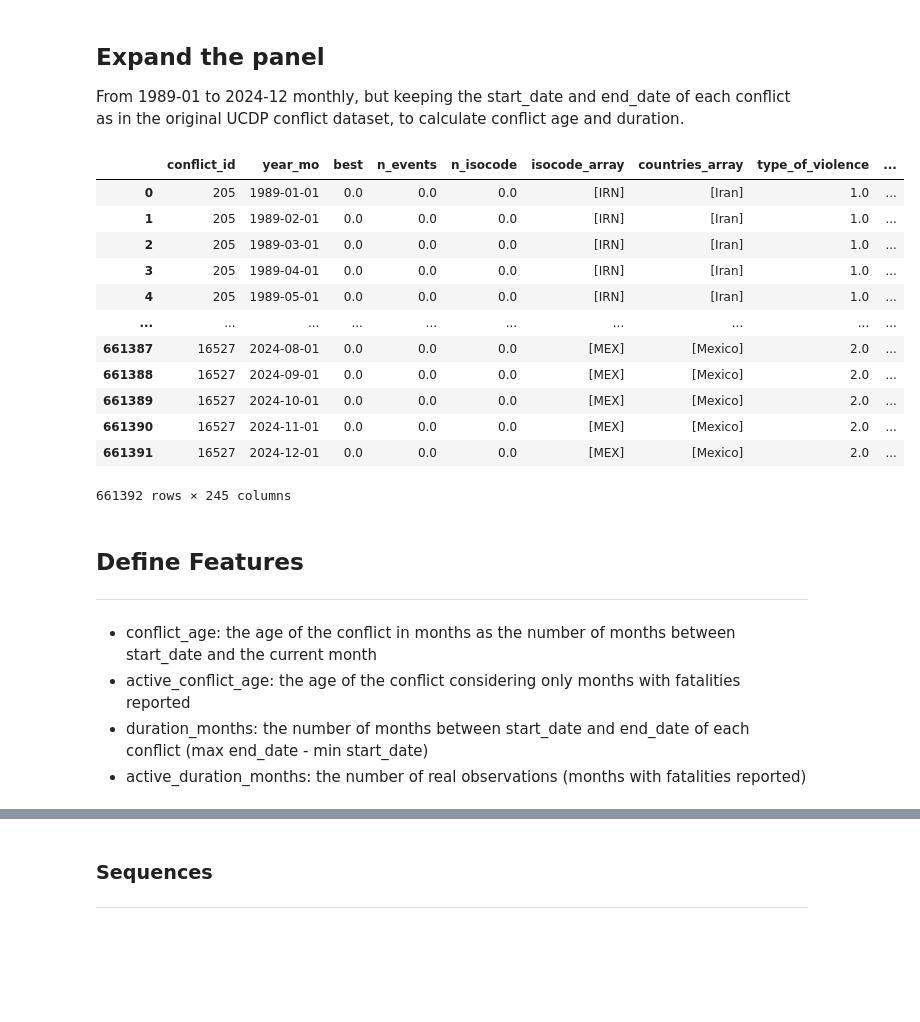
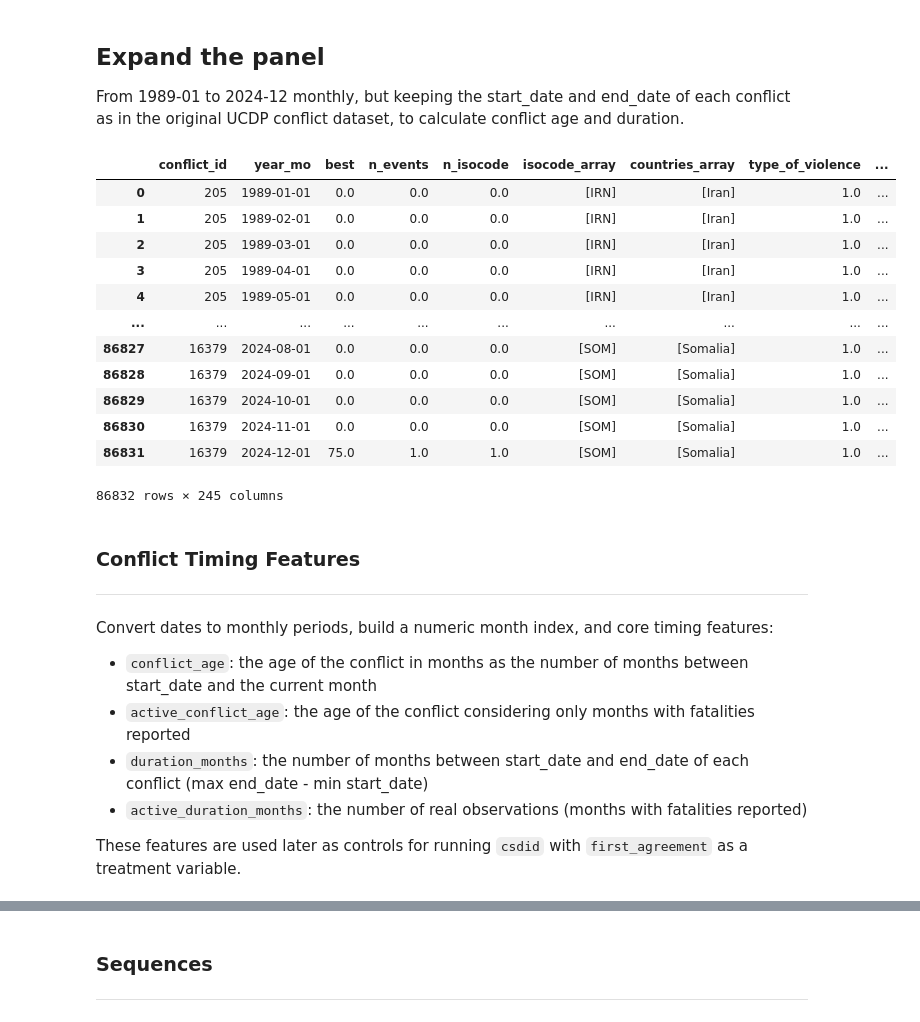
Before and after one commit to luciasauer/agreements_violence, a Jupyter notebook: src/1_data_generation/conflict_panel.ipynb, the cells around one changed output, grey strips where cells are left out. Drawn from its saved outputs; the diff is of its cells as text; code cells hidden in the pictures; blank space fills up the shorter version.

```diff
--- a/src/1_data_generation/conflict_panel.ipynb
+++ b/src/1_data_generation/conflict_panel.ipynb
@@ -7,7 +7,9 @@ import numpy as np
 
 UCDP Georeferenced Event Dataset (GED) Global version 25.1 spanning from 1989-01 to 2024-12
 # %%
-df_ucdp = pd.read_csv('../../data/input/ucdp/GEDEvent_v25_1.csv')
+df_ucdp = pd.read_csv('../../data/input/ucdp/GEDEvent_v25_1.csv', low_memory=False)
+#filter the conflicts that only sign agreements
+df_ucdp = df_ucdp[df_ucdp['type_of_violence']==1].reset_index(drop=True).copy()
 relevant_columns = ['country','conflict_new_id', 'date_start','date_end','best', 'dyad_new_id', 'type_of_violence', 'region', 'conflict_name', 'side_a', 'side_b']
 df_ucdp = df_ucdp[relevant_columns].sort_values(['country', 'conflict_new_id', 'date_start'])
 
@@ -128,6 +119,9 @@ df_conflict_month = df_conflict_month.merge(
 )
 #drop the columns that should be replaced by main_isocode
 df_conflict_month = df_conflict_month.drop(columns=['isocode_x','country_x', 'region_x'])
-df_conflict_month = df_conflict_month.rename(columns={'isocode_y':'isocode_main', 'country_y':'country_main', 'region_y':'region_main'})
+df_conflict_month = df_conflict_month.rename(columns={'isocode_y':'isocode_main', 'country_y':'country_main', 'region_y':'region_main',
+                                                      'conflict_new_id':'conflict_id', 'date':'year_mo'})
+df_conflict_month['best'] = df_conflict_month['best'].fillna(0.0)
+df_conflict_month['log_best'] = np.log1p(df_conflict_month['best']) # log(1 + x) to handle 0 values
 df_conflict_month
 # %% [output]
@@ -147,5 +140,0 @@ df_conflict_month
-# %%
-df_conflict_month['best'] = df_conflict_month['best'].fillna(0.0)
-df_conflict_month['log_best'] = np.log1p(df_conflict_month['best']) # log(1 + x) to handle 0 values
-df_conflict_month = df_conflict_month.rename(columns={'conflict_new_id':'conflict_id', 'date':'year_mo'})
-df_conflict_month
@@ -167,7 +142,7 @@ df_conflict_month
 ### **Agreements**
 ---
 # %%
-df_pax = pd.read_csv('../../data/input/pax/pax_data_2144_agreements_v9_10.csv')
+df_pax = pd.read_csv('../../data/input/pax/pax_data_2144_agreements_v9_10.csv', low_memory=False)
 df_pax.columns = df_pax.columns.str.lower()
 
 df_pax = df_pax.rename(columns={"ucdpcon": "conflict_id", "loc1iso": "isocode"})
@@ -185,6 +160,7 @@ df_pax.loc[mask, "isocode"] = "SDN"
 df_pax = df_pax.dropna(subset=['conflict_id', 'year_mo'])
 df_pax["conflict_id"] = df_pax["conflict_id"].astype(int)
 
+#Treatment indicators
 df_pax["agreement"] = 1
 df_pax["subs_agreement"] = (df_pax["stage"].str.lower() == "subpar").astype(int)
 df_pax["comp_agreement"] = (df_pax["stage"].str.lower() == "subcomp").astype(int)
@@ -291,50 +267,56 @@ full_conflict_month = []
 
 for conflict_id in df_panel['conflict_id'].unique():
     months = pd.date_range(global_start, global_end, freq='MS')
     tmp = pd.DataFrame({'conflict_id': conflict_id, 'year_mo': months})
     full_conflict_month.append(tmp)
 
 full_panel = pd.concat(full_conflict_month, ignore_index=True)
 
 # merge to fill missing months with 0 fatalities
 df_panel = full_panel.merge(df_panel, on=['conflict_id','year_mo'], how='left')
 df_panel = df_panel.sort_values(['conflict_id', 'year_mo']).reset_index(drop=True)
 df_panel['real_observation'] = np.where(df_panel['best'].notna(), 1, 0)
 
 
-# Fill in missing values
+# Fill numeric / indicator columns
 columns_to_fill = ['best', 'agreement', 'comp_agreement','subs_agreement',
                    'cea_agreement','cea_ceas_agreement', 'cea_ceamix_agreement',
                    'cea_rel_agreement','n_events','n_isocode', 'ce'] + features_cluster_columns
-for i in columns_to_fill:
-    df_panel[i] = df_panel.groupby('conflict_id')[i].fillna(0)
 
+df_panel[columns_to_fill] = df_panel[columns_to_fill].fillna(0)
 df_panel['log_best'] = np.log1p(df_panel['best'])
 
+# Fill categorical/meta columns within conflict
 columns_to_ffill_bfill = ['isocode_main', 'country_main', 'isocode_main_num', 'region_main','region_main_num', 'isocode_array', 'countries_array', 'type_of_violence', 'start_date', 'end_date']
-for i in columns_to_ffill_bfill:
-    df_panel[i] = df_panel.groupby('conflict_id')[i].transform(lambda x: x.ffill().bfill())
-
+df_panel[columns_to_ffill_bfill] = (
+    df_panel.groupby("conflict_id")[columns_to_ffill_bfill]
+    .transform(lambda s: s.ffill().bfill())
+)
 df_panel
 # %% [output]
 |  | conflict_id | year_mo | best | n_events | n_isocode | isocode_array | countries_array | type_of_violence | ... |
 | 0 | 205 | 1989-01-01 | 0.0 | 0.0 | 0.0 | [IRN] | [Iran] | 1.0 | ... |
 | 1 | 205 | 1989-02-01 | 0.0 | 0.0 | 0.0 | [IRN] | [Iran] | 1.0 | ... |
 | 2 | 205 | 1989-03-01 | 0.0 | 0.0 | 0.0 | [IRN] | [Iran] | 1.0 | ... |
 | 3 | 205 | 1989-04-01 | 0.0 | 0.0 | 0.0 | [IRN] | [Iran] | 1.0 | ... |
 | 4 | 205 | 1989-05-01 | 0.0 | 0.0 | 0.0 | [IRN] | [Iran] | 1.0 | ... |
 | ... | ... | ... | ... | ... | ... | ... | ... | ... | ... |
-| 661387 | 16527 | 2024-08-01 | 0.0 | 0.0 | 0.0 | [MEX] | [Mexico] | 2.0 | ... |
-| 661388 | 16527 | 2024-09-01 | 0.0 | 0.0 | 0.0 | [MEX] | [Mexico] | 2.0 | ... |
-| 661389 | 16527 | 2024-10-01 | 0.0 | 0.0 | 0.0 | [MEX] | [Mexico] | 2.0 | ... |
-| 661390 | 16527 | 2024-11-01 | 0.0 | 0.0 | 0.0 | [MEX] | [Mexico] | 2.0 | ... |
-| 661391 | 16527 | 2024-12-01 | 0.0 | 0.0 | 0.0 | [MEX] | [Mexico] | 2.0 | ... |
+| 86827 | 16379 | 2024-08-01 | 0.0 | 0.0 | 0.0 | [SOM] | [Somalia] | 1.0 | ... |
+| 86828 | 16379 | 2024-09-01 | 0.0 | 0.0 | 0.0 | [SOM] | [Somalia] | 1.0 | ... |
+| 86829 | 16379 | 2024-10-01 | 0.0 | 0.0 | 0.0 | [SOM] | [Somalia] | 1.0 | ... |
+| 86830 | 16379 | 2024-11-01 | 0.0 | 0.0 | 0.0 | [SOM] | [Somalia] | 1.0 | ... |
+| 86831 | 16379 | 2024-12-01 | 75.0 | 1.0 | 1.0 | [SOM] | [Somalia] | 1.0 | ... |
-661392 rows × 245 columns
+86832 rows × 245 columns
 # %% [markdown]
-## **Define Features**
+### **Conflict Timing Features**
 ---
-- conflict_age: the age of the conflict in months as the number of months between start_date and the current month
-- active_conflict_age: the age of the conflict considering only months with fatalities reported
-- duration_months: the number of months between start_date and end_date of each conflict (max end_date - min start_date)
-- active_duration_months: the number of real observations (months with fatalities reported)
+
+Convert dates to monthly periods, build a numeric month index, and core timing features:
+
+- <code>conflict_age</code>: the age of the conflict in months as the number of months between start_date and the current month
+- <code>active_conflict_age</code>: the age of the conflict considering only months with fatalities reported
+- <code>duration_months</code>: the number of months between start_date and end_date of each conflict (max end_date - min start_date)
+- <code>active_duration_months</code>: the number of real observations (months with fatalities reported)
+
+These features are used later as controls for running <code>csdid</code> with <code>first_agreement</code> as a treatment variable.
 # %%
```
Also changed, not shown: parts of 16 cells of this notebook.
